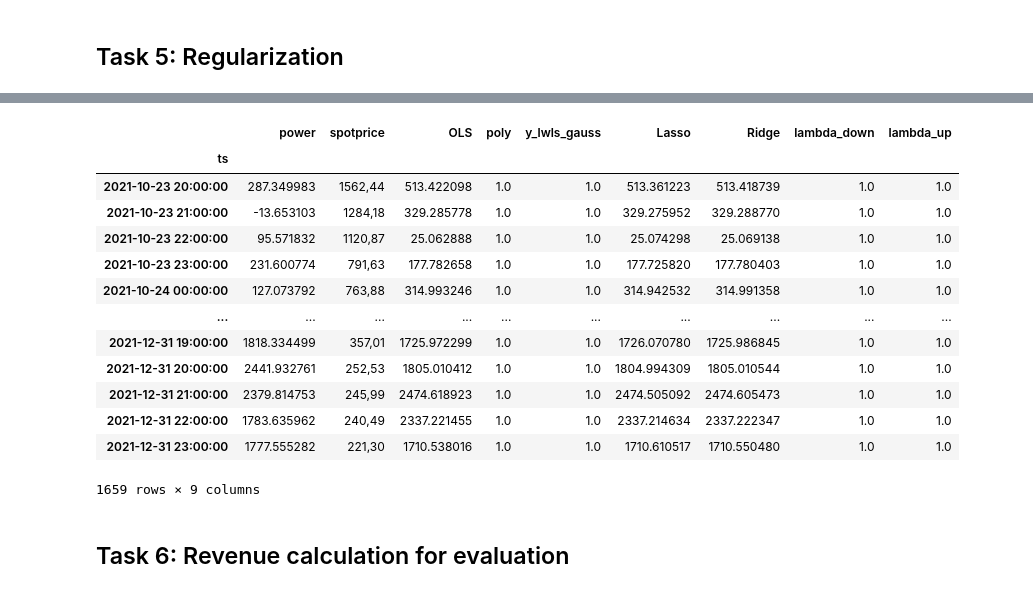
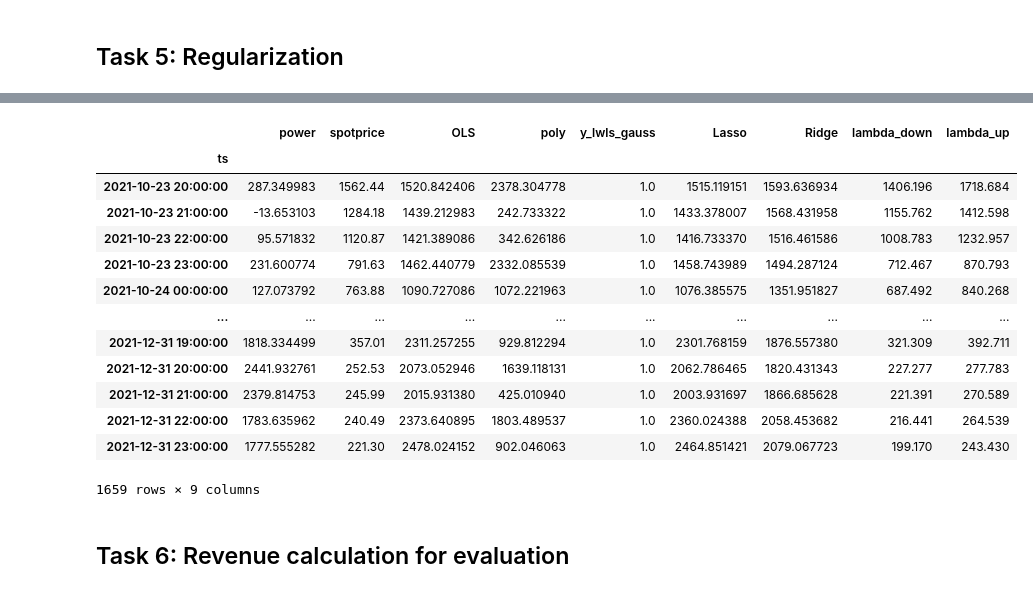
Before and after one commit to JacobSkaarup/46765_assignment1, a Jupyter notebook: main.ipynb, the cells around one changed output, grey strips where cells are left out. Drawn from its saved outputs; the diff is of its cells as text; code cells hidden in the pictures.

```diff
--- a/main.ipynb
+++ b/main.ipynb
@@ -97,9 +100,7 @@ P_bid = market_bid(lambda_DA, lambda_up, lambda_down, P_proj)
 Want to determine some features that we believe will be useful predictors of future wind power. Could be previous wind power, features of the weather, season or similar.
 # %%
 import pandas as pd
-import numpy as np
 import matplotlib.pyplot as plt
-import sklearn as sk
 from statsmodels.graphics import tsaplots
 from sklearn.preprocessing import StandardScaler
 
@@ -121,7 +122,7 @@ weather = weather.resample('h').mean()
 weather = weather.fillna(0)
 
 # Import electricity prices
-prices = pd.read_csv('data/prices.csv')
+prices = pd.read_csv('data/prices.csv',  decimal=',')
 prices['ts'] = pd.to_datetime(prices['ts'])
 prices = prices.set_index('ts')
 prices = prices.rename(columns = {
@@ -157,8 +158,8 @@ plt.show()
 
 ### Add more potential features ###
 # Add lagged power production as features. Are we allowed to use this?
-data['power_lag1'] = data['power'].shift(1)
-data['power_lag2'] = data['power'].shift(2)
+#data['power_lag1'] = data['power'].shift(1)
+#data['power_lag2'] = data['power'].shift(2)
 
 # Add hour, day and month as features. Might test later with one-hot encoding
 data['hour'] = data.index.hour
@@ -405,12 +430,12 @@ plt.show()
 from sklearn.linear_model import Lasso, Ridge
 
 # Implement Lasso regression
-lasso = Lasso(alpha=0.01)
+lasso = Lasso(alpha=10)
 lasso.fit(X_train, y_train)
 y_lasso = lasso.predict(X_test)
 
 # Implement Ridge regression
-ridge = Ridge(alpha=0.01)
+ridge = Ridge(alpha=5000)
 ridge.fit(X_train, y_train)
 y_ridge = ridge.predict(X_test)
 
@@ -423,9 +448,11 @@ mae_ridge = mean_absolute_error(y_test, y_ridge)
 
 print(f"RMSE Lasso: {rmse_lasso}")
 print(f"MAE Lasso: {mae_lasso}")
+print(lasso.coef_)
 
 print(f"RMSE Ridge: {rmse_ridge}")
 print(f"MAE Ridge: {mae_ridge}")
+print(ridge.coef_)
 
 # Plot predictions
 plt.figure(figsize=(20, 6))
@@ -446,33 +475,34 @@ MAE Ridge: 269.06819198132587
 # %%
 # Temporarily set values for poly and lwls
-y_poly = np.ones(len(y_test))
+y_poly = np.random.rand(len(y_test))*3000
 y_lwls_gauss = np.ones(len(y_test))
 
+# Create dataframe with test data and predictions
 model_names = ['OLS', 'poly', 'y_lwls_gauss', 'Lasso', 'Ridge']
 projections = pd.DataFrame({'OLS': y_OLS, 'poly': y_poly, 'y_lwls_gauss': y_lwls_gauss, 'Lasso': y_lasso, 'Ridge': y_ridge}, index=y_test.index)
 
 test_data = pd.concat([y_test, prices, projections], axis=1, join='inner')
 
 # Add mock data for lambda_up and lambda_down
-test_data['lambda_down'] = np.ones(len(test_data))
-test_data['lambda_up'] = np.ones(len(test_data))
+test_data['lambda_down'] = 0.9 * test_data['spotprice']# np.random.permutation(test_data['spotprice'].values)
+test_data['lambda_up'] = 1.1 * test_data['spotprice'] #np.random.permutation(test_data['spotprice'].values)
 
 
 test_data
 # %% [output]
 |  | power | spotprice | OLS | poly | y_lwls_gauss | Lasso | Ridge | lambda_down | lambda_up |
 | ts |  |  |  |  |  |  |  |  |  |
-| 2021-10-23 20:00:00 | 287.349983 | 1562,44 | 513.422098 | 1.0 | 1.0 | 513.361223 | 513.418739 | 1.0 | 1.0 |
-| 2021-10-23 21:00:00 | -13.653103 | 1284,18 | 329.285778 | 1.0 | 1.0 | 329.275952 | 329.288770 | 1.0 | 1.0 |
-| 2021-10-23 22:00:00 | 95.571832 | 1120,87 | 25.062888 | 1.0 | 1.0 | 25.074298 | 25.069138 | 1.0 | 1.0 |
-| 2021-10-23 23:00:00 | 231.600774 | 791,63 | 177.782658 | 1.0 | 1.0 | 177.725820 | 177.780403 | 1.0 | 1.0 |
-| 2021-10-24 00:00:00 | 127.073792 | 763,88 | 314.993246 | 1.0 | 1.0 | 314.942532 | 314.991358 | 1.0 | 1.0 |
+| 2021-10-23 20:00:00 | 287.349983 | 1562.44 | 1520.842406 | 2378.304778 | 1.0 | 1515.119151 | 1593.636934 | 1406.196 | 1718.684 |
+| 2021-10-23 21:00:00 | -13.653103 | 1284.18 | 1439.212983 | 242.733322 | 1.0 | 1433.378007 | 1568.431958 | 1155.762 | 1412.598 |
+| 2021-10-23 22:00:00 | 95.571832 | 1120.87 | 1421.389086 | 342.626186 | 1.0 | 1416.733370 | 1516.461586 | 1008.783 | 1232.957 |
+| 2021-10-23 23:00:00 | 231.600774 | 791.63 | 1462.440779 | 2332.085539 | 1.0 | 1458.743989 | 1494.287124 | 712.467 | 870.793 |
+| 2021-10-24 00:00:00 | 127.073792 | 763.88 | 1090.727086 | 1072.221963 | 1.0 | 1076.385575 | 1351.951827 | 687.492 | 840.268 |
 | ... | ... | ... | ... | ... | ... | ... | ... | ... | ... |
-| 2021-12-31 19:00:00 | 1818.334499 | 357,01 | 1725.972299 | 1.0 | 1.0 | 1726.070780 | 1725.986845 | 1.0 | 1.0 |
-| 2021-12-31 20:00:00 | 2441.932761 | 252,53 | 1805.010412 | 1.0 | 1.0 | 1804.994309 | 1805.010544 | 1.0 | 1.0 |
-| 2021-12-31 21:00:00 | 2379.814753 | 245,99 | 2474.618923 | 1.0 | 1.0 | 2474.505092 | 2474.605473 | 1.0 | 1.0 |
-| 2021-12-31 22:00:00 | 1783.635962 | 240,49 | 2337.221455 | 1.0 | 1.0 | 2337.214634 | 2337.222347 | 1.0 | 1.0 |
-| 2021-12-31 23:00:00 | 1777.555282 | 221,30 | 1710.538016 | 1.0 | 1.0 | 1710.610517 | 1710.550480 | 1.0 | 1.0 |
+| 2021-12-31 19:00:00 | 1818.334499 | 357.01 | 2311.257255 | 929.812294 | 1.0 | 2301.768159 | 1876.557380 | 321.309 | 392.711 |
+| 2021-12-31 20:00:00 | 2441.932761 | 252.53 | 2073.052946 | 1639.118131 | 1.0 | 2062.786465 | 1820.431343 | 227.277 | 277.783 |
+| 2021-12-31 21:00:00 | 2379.814753 | 245.99 | 2015.931380 | 425.010940 | 1.0 | 2003.931697 | 1866.685628 | 221.391 | 270.589 |
+| 2021-12-31 22:00:00 | 1783.635962 | 240.49 | 2373.640895 | 1803.489537 | 1.0 | 2360.024388 | 2058.453682 | 216.441 | 264.539 |
+| 2021-12-31 23:00:00 | 1777.555282 | 221.30 | 2478.024152 | 902.046063 | 1.0 | 2464.851421 | 2079.067723 | 199.170 | 243.430 |
 1659 rows × 9 columns
 # %% [markdown]
 ## Task 6: Revenue calculation for evaluation
```
Also changed, not shown: parts of 14 cells of this notebook, 1 other file.
